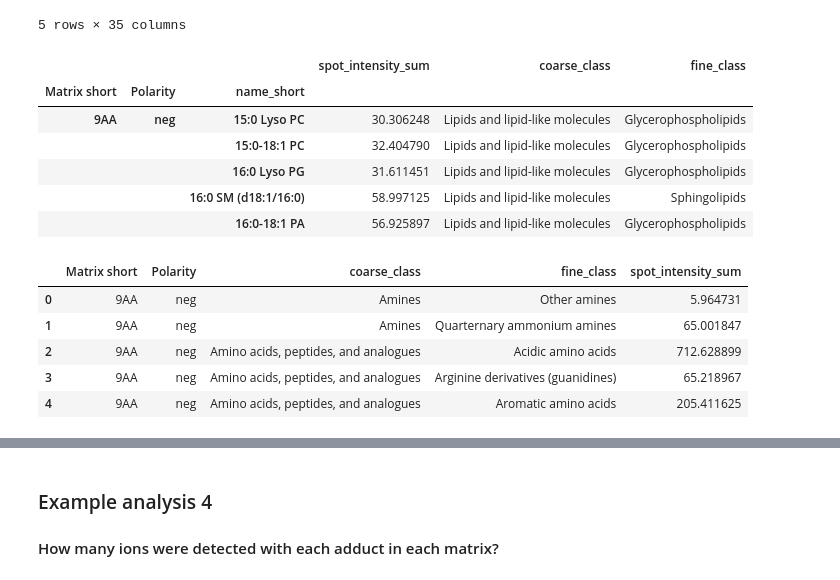
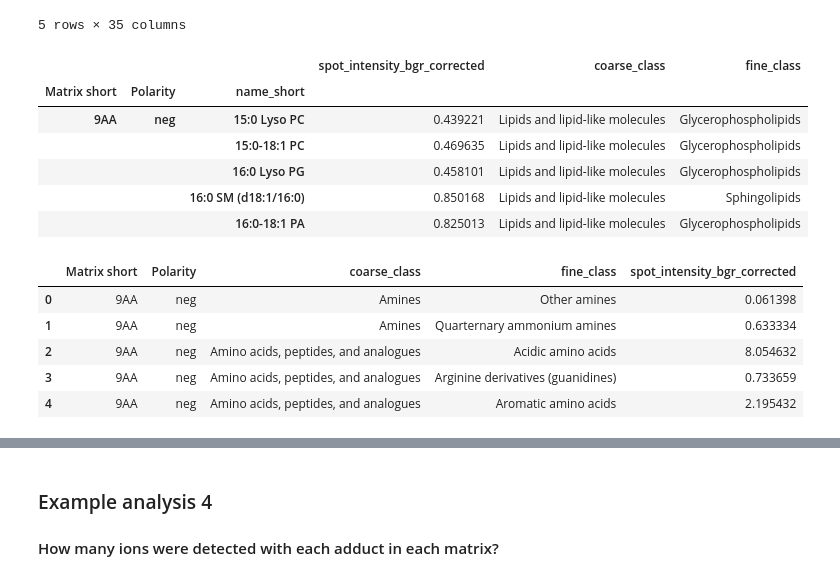
Before and after one commit to saharuka/metabolite_detectability, a Jupyter notebook: spotting/analysis/20_matrices/5_data_analysis/how_to_merge_data.ipynb, the cells around one changed output, grey strips where cells are left out. Saved outputs shown, nothing was run; the diff lists cells and outputs as text; code cells hidden in the pictures.

```diff
--- a/spotting/analysis/20_matrices/5_data_analysis/how_to_merge_data.ipynb
+++ b/spotting/analysis/20_matrices/5_data_analysis/how_to_merge_data.ipynb
@@ -269,32 +279,32 @@ df3.head()
 # %%
 # Group data
 grouped_data3 = df3.groupby(['Matrix short', 'Polarity', 'name_short'])
 
 # Aggregate data
 agg_data3 = grouped_data3.agg({
-    'spot_intensity_sum' : 'sum',
+    'spot_intensity_bgr_corrected' : 'sum',
     'coarse_class' : 'first',
     'fine_class' : 'first'
 })
 agg_data3.head()
 # %% [output]
-|  |  |  | spot_intensity_sum | coarse_class | fine_class |
+|  |  |  | spot_intensity_bgr_corrected | coarse_class | fine_class |
 | Matrix short | Polarity | name_short |  |  |  |
-| 9AA | neg | 15:0 Lyso PC | 30.306248 | Lipids and lipid-like molecules | Glycerophospholipids |
-|  |  | 15:0-18:1 PC | 32.404790 | Lipids and lipid-like molecules | Glycerophospholipids |
-|  |  | 16:0 Lyso PG | 31.611451 | Lipids and lipid-like molecules | Glycerophospholipids |
-|  |  | 16:0 SM (d18:1/16:0) | 58.997125 | Lipids and lipid-like molecules | Sphingolipids |
-|  |  | 16:0-18:1 PA | 56.925897 | Lipids and lipid-like molecules | Glycerophospholipids |
+| 9AA | neg | 15:0 Lyso PC | 0.439221 | Lipids and lipid-like molecules | Glycerophospholipids |
+|  |  | 15:0-18:1 PC | 0.469635 | Lipids and lipid-like molecules | Glycerophospholipids |
+|  |  | 16:0 Lyso PG | 0.458101 | Lipids and lipid-like molecules | Glycerophospholipids |
+|  |  | 16:0 SM (d18:1/16:0) | 0.850168 | Lipids and lipid-like molecules | Sphingolipids |
+|  |  | 16:0-18:1 PA | 0.825013 | Lipids and lipid-like molecules | Glycerophospholipids |
 # %%
 # Calculate sum intensity in each class
 result3 = agg_data3.groupby(['Matrix short', 'Polarity', 'coarse_class', 'fine_class']).agg({
-    'spot_intensity_sum' : 'sum'
+    'spot_intensity_bgr_corrected' : 'sum'
 }).reset_index()
 result3.head()
 # %% [output]
-|  | Matrix short | Polarity | coarse_class | fine_class | spot_intensity_sum |
-| 0 | 9AA | neg | Amines | Other amines | 5.964731 |
-| 1 | 9AA | neg | Amines | Quarternary ammonium amines | 65.001847 |
-| 2 | 9AA | neg | Amino acids, peptides, and analogues | Acidic amino acids | 712.628899 |
-| 3 | 9AA | neg | Amino acids, peptides, and analogues | Arginine derivatives (guanidines) | 65.218967 |
-| 4 | 9AA | neg | Amino acids, peptides, and analogues | Aromatic amino acids | 205.411625 |
+|  | Matrix short | Polarity | coarse_class | fine_class | spot_intensity_bgr_corrected |
+| 0 | 9AA | neg | Amines | Other amines | 0.061398 |
+| 1 | 9AA | neg | Amines | Quarternary ammonium amines | 0.633334 |
+| 2 | 9AA | neg | Amino acids, peptides, and analogues | Acidic amino acids | 8.054632 |
+| 3 | 9AA | neg | Amino acids, peptides, and analogues | Arginine derivatives (guanidines) | 0.733659 |
+| 4 | 9AA | neg | Amino acids, peptides, and analogues | Aromatic amino acids | 2.195432 |
```
Also changed, not shown: parts of 5 cells of this notebook.
